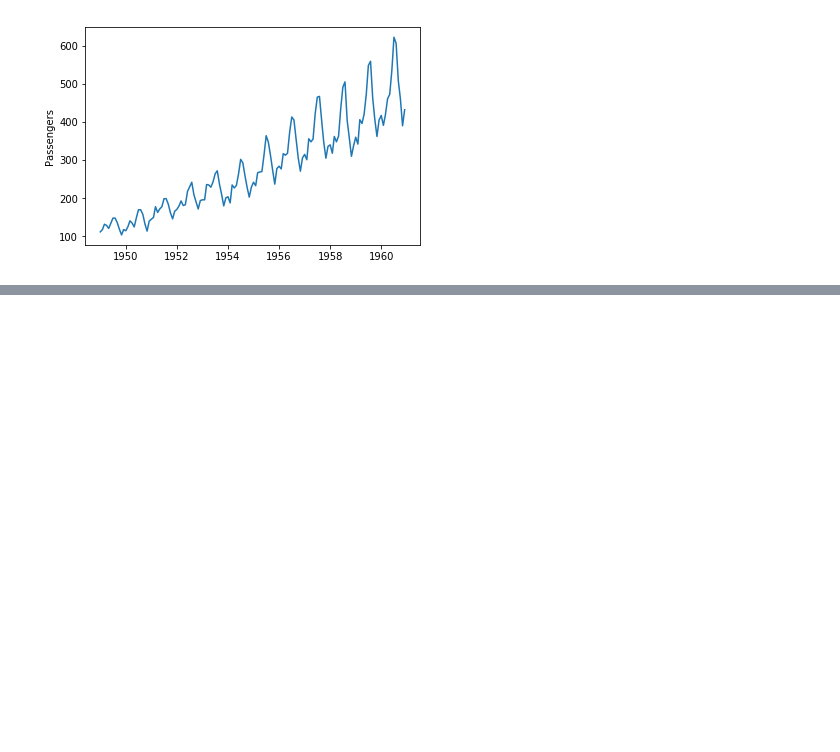
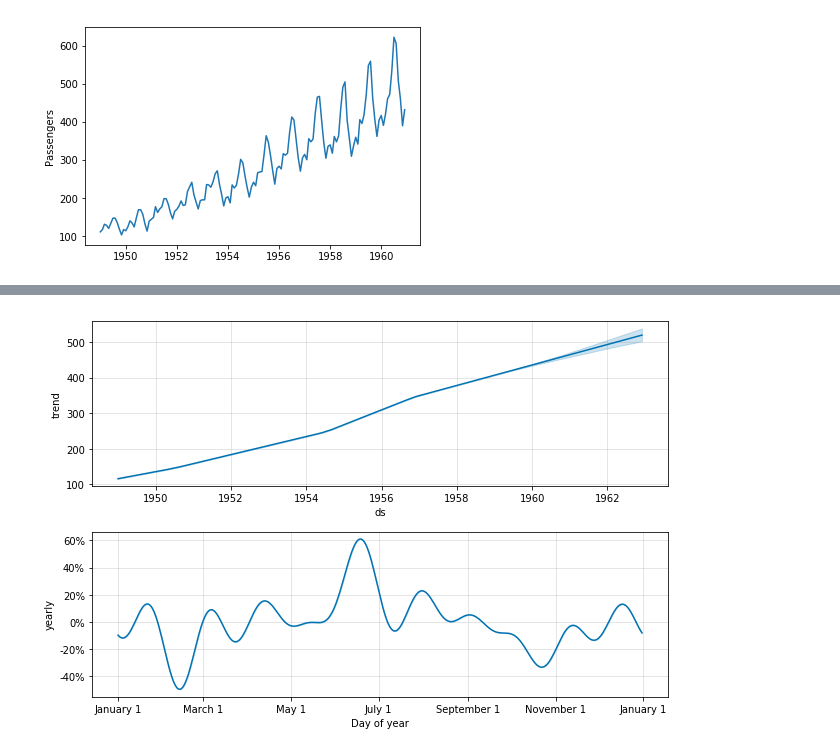
Before and after one commit to okagen/study, a Jupyter notebook: studyGoogleColaboratory.ipynb, the cells around one changed output, grey strips where cells are left out. Saved outputs shown, nothing was run; the diff lists cells and outputs as text; code cells hidden in the pictures; blank space fills up the shorter version.

```diff
--- a/studyGoogleColaboratory.ipynb
+++ b/studyGoogleColaboratory.ipynb
@@ -76,0 +158,4 @@ train = df[:"1958-12-31"]
+# %%
+fig = m.plot_components(forecast)
+# %% [output]
+[figure, added]
```
Also changed, not shown: parts of 17 cells of this notebook.
